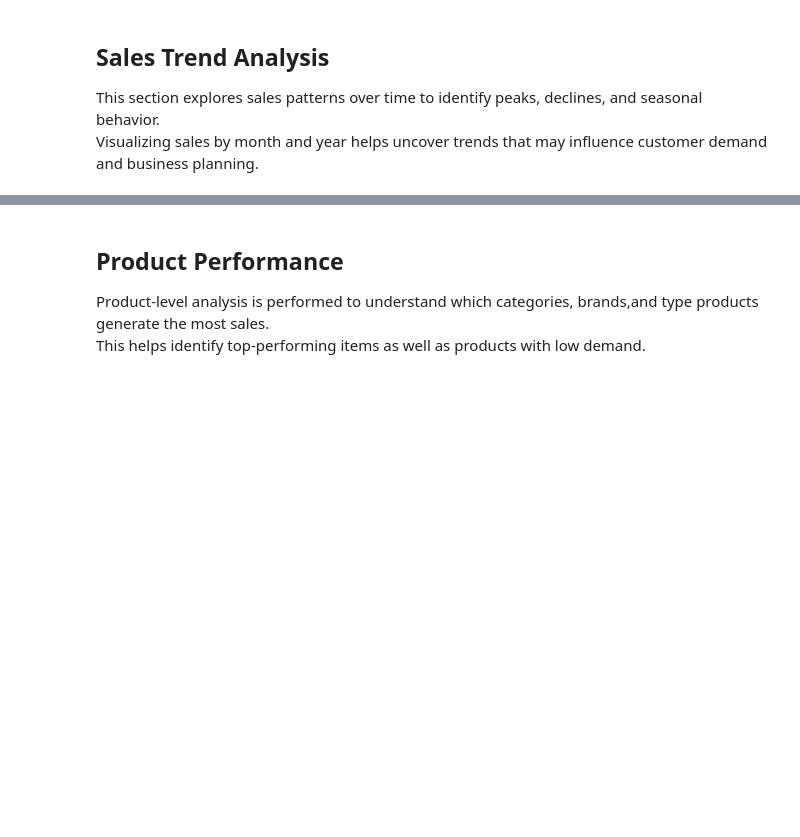
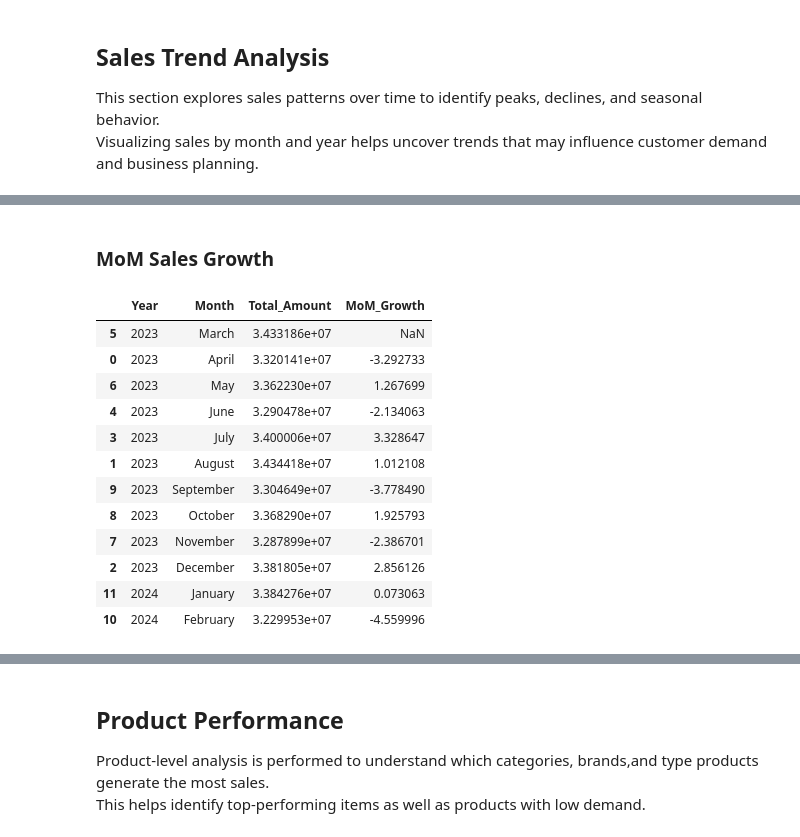
Before and after one commit to NurulAis/Customer-segmentation-and-sales-analystics, a Jupyter notebook: notebooks/02_eda.ipynb, the cells around one changed output, grey strips where cells are left out. Drawn from its saved outputs; the diff is of its cells as text; code cells hidden in the pictures; blank space fills up the shorter version.

```diff
--- a/notebooks/02_eda.ipynb
+++ b/notebooks/02_eda.ipynb
@@ -115,0 +122,19 @@ Based on the visualization above, the monthly sales trend in 2023 is generally h
+# %% [markdown]
+### MoM Sales Growth
+# %%
+sales_trend["MoM_Growth"] = sales_trend["Total_Amount"].pct_change() * 100
+sales_trend
+# %% [output]
+|  | Year | Month | Total_Amount | MoM_Growth |
+| 5 | 2023 | March | 3.433186e+07 | NaN |
+| 0 | 2023 | April | 3.320141e+07 | -3.292733 |
+| 6 | 2023 | May | 3.362230e+07 | 1.267699 |
+| 4 | 2023 | June | 3.290478e+07 | -2.134063 |
+| 3 | 2023 | July | 3.400006e+07 | 3.328647 |
+| 1 | 2023 | August | 3.434418e+07 | 1.012108 |
+| 9 | 2023 | September | 3.304649e+07 | -3.778490 |
+| 8 | 2023 | October | 3.368290e+07 | 1.925793 |
+| 7 | 2023 | November | 3.287899e+07 | -2.386701 |
+| 2 | 2023 | December | 3.381805e+07 | 2.856126 |
+| 11 | 2024 | January | 3.384276e+07 | 0.073063 |
+| 10 | 2024 | February | 3.229953e+07 | -4.559996 |
```
Also changed, not shown: parts of 15 cells of this notebook, 2 other files.
